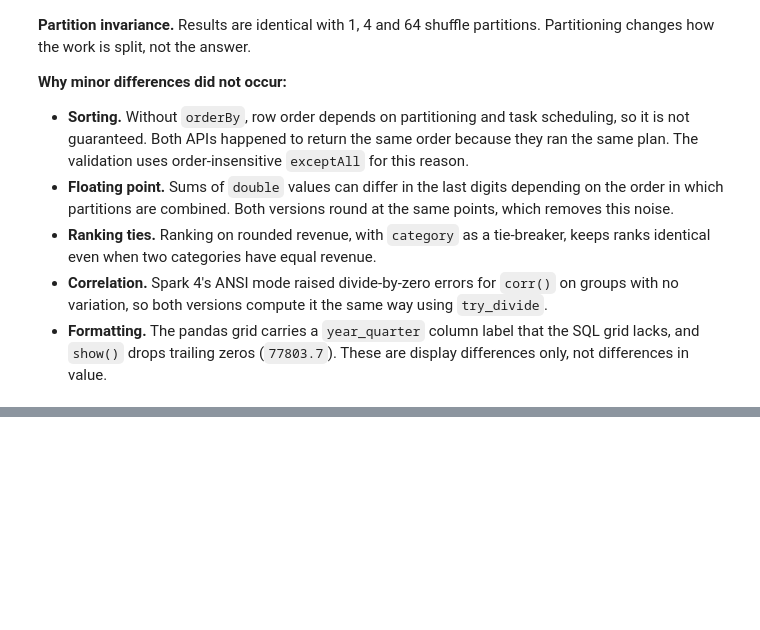
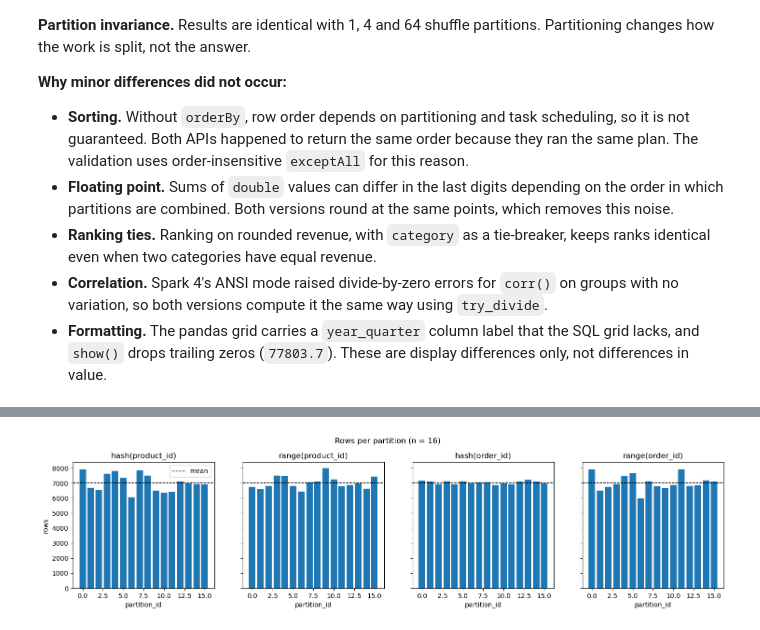
Before and after one commit to ndec0001-max/ITO5202, a Jupyter notebook: assessment1.ipynb, the cells around one changed output, grey strips where cells are left out. Drawn from its saved outputs; the diff is of its cells as text; code cells hidden in the pictures; blank space fills up the shorter version.

```diff
--- a/assessment1.ipynb
+++ b/assessment1.ipynb
@@ -1752,0 +1837,16 @@ pd.DataFrame(rows)
+# %%
+# ---------------------------------------------------------------
+# 1.2 Range partitioning: repartitionByRange(n, "product_id"), same n
+# ---------------------------------------------------------------
+# Spark samples product_id, sorts the sample, and picks 15 boundaries so each
+# partition holds a contiguous, roughly equal-sized range of sorted keys.
+range_df = items_proj.repartitionByRange(N_PARTITIONS, "product_id")
+print(f"Range-partitioned: {range_df.rdd.getNumPartitions()} partitions")
+
+# order_id versions: the near-uniform comparison key from the proposal
+strategies = {
+    "hash(product_id)":  hash_df,
+    "range(product_id)": range_df,
+    "hash(order_id)":    items_proj.repartition(N_PARTITIONS, "order_id"),
+    "range(order_id)":   items_proj.repartitionByRange(N_PARTITIONS, "order_id"),
+}
@@ -1752,0 +1904,12 @@ pd.DataFrame(rows)
+# %%
+# Summary statistics for each strategy
+counts_only = partition_table.drop(index="Total")
+summary = pd.DataFrame({
+    "Min rows": counts_only.min(),
+    "Max rows": counts_only.max(),
+    "Mean rows": counts_only.mean().round(1),
+    "Std dev": counts_only.std().round(1),
+    "CV (%)": (100 * counts_only.std() / counts_only.mean()).round(2),   # spread relative to the mean
+    "Max / mean": (counts_only.max() / counts_only.mean()).round(3),     # 1.0 = perfectly even
+}).T
+summary
@@ -1752,0 +1924,19 @@ pd.DataFrame(rows)
+# %%
+# ---------------------------------------------------------------
+# Distribution shape: rows per partition for each strategy
+# ---------------------------------------------------------------
+import matplotlib.pyplot as plt
+
+fig, axes = plt.subplots(1, 4, figsize=(18, 3.5), sharey=True)
+mean_rows = counts_only.mean().iloc[0]
+for ax, col in zip(axes, counts_only.columns):
+    ax.bar(counts_only.index, counts_only[col])
+    ax.axhline(mean_rows, linestyle="--", linewidth=1, color="black", label="mean")
+    ax.set_title(col)
+    ax.set_xlabel("partition_id")
+axes[0].set_ylabel("rows")
+axes[0].legend()
+plt.suptitle(f"Rows per partition (n = {N_PARTITIONS})", y=1.03)
+plt.show()
+# %% [output]
+[figure, added]
```
Also changed, not shown: parts of 26 cells of this notebook.
